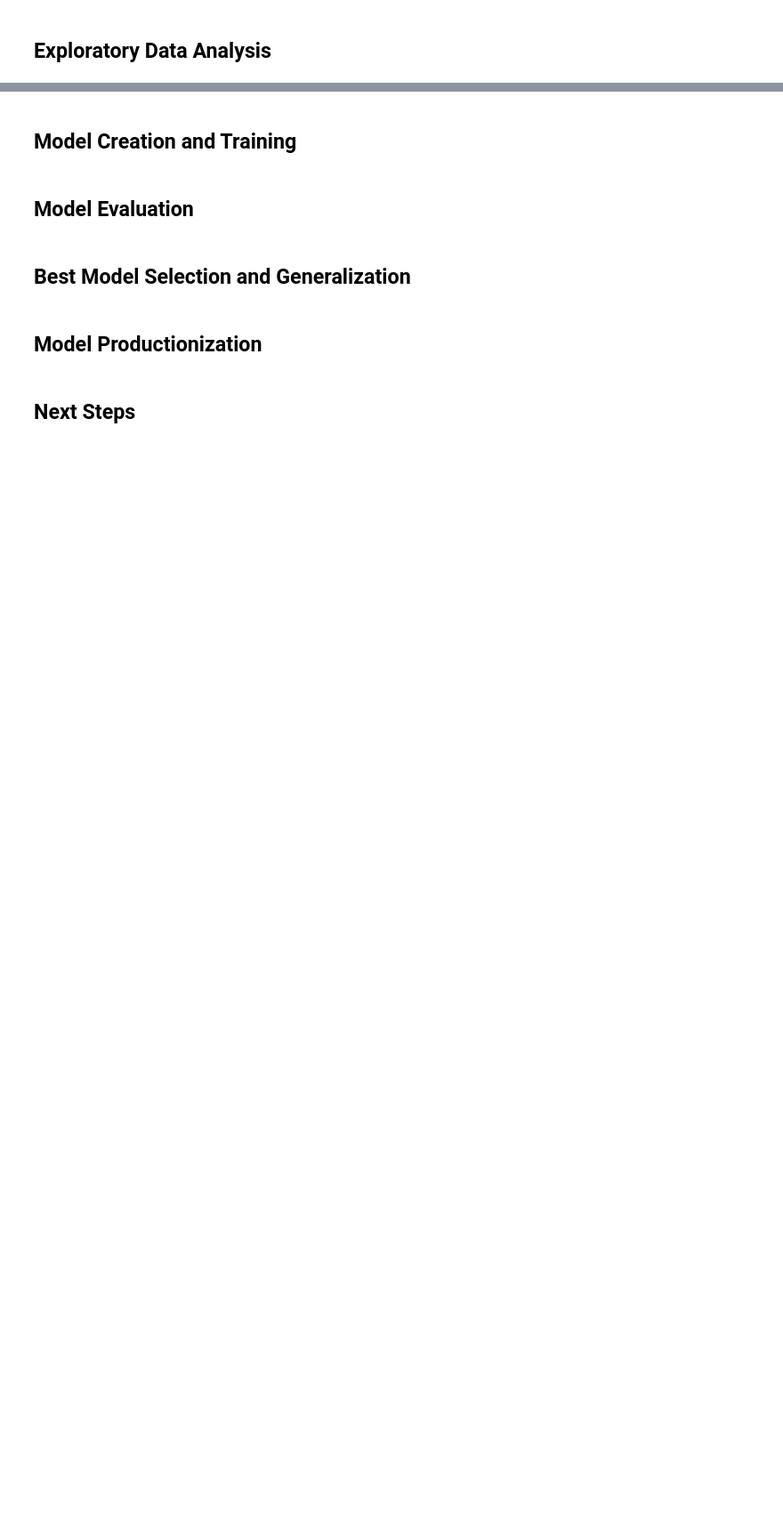
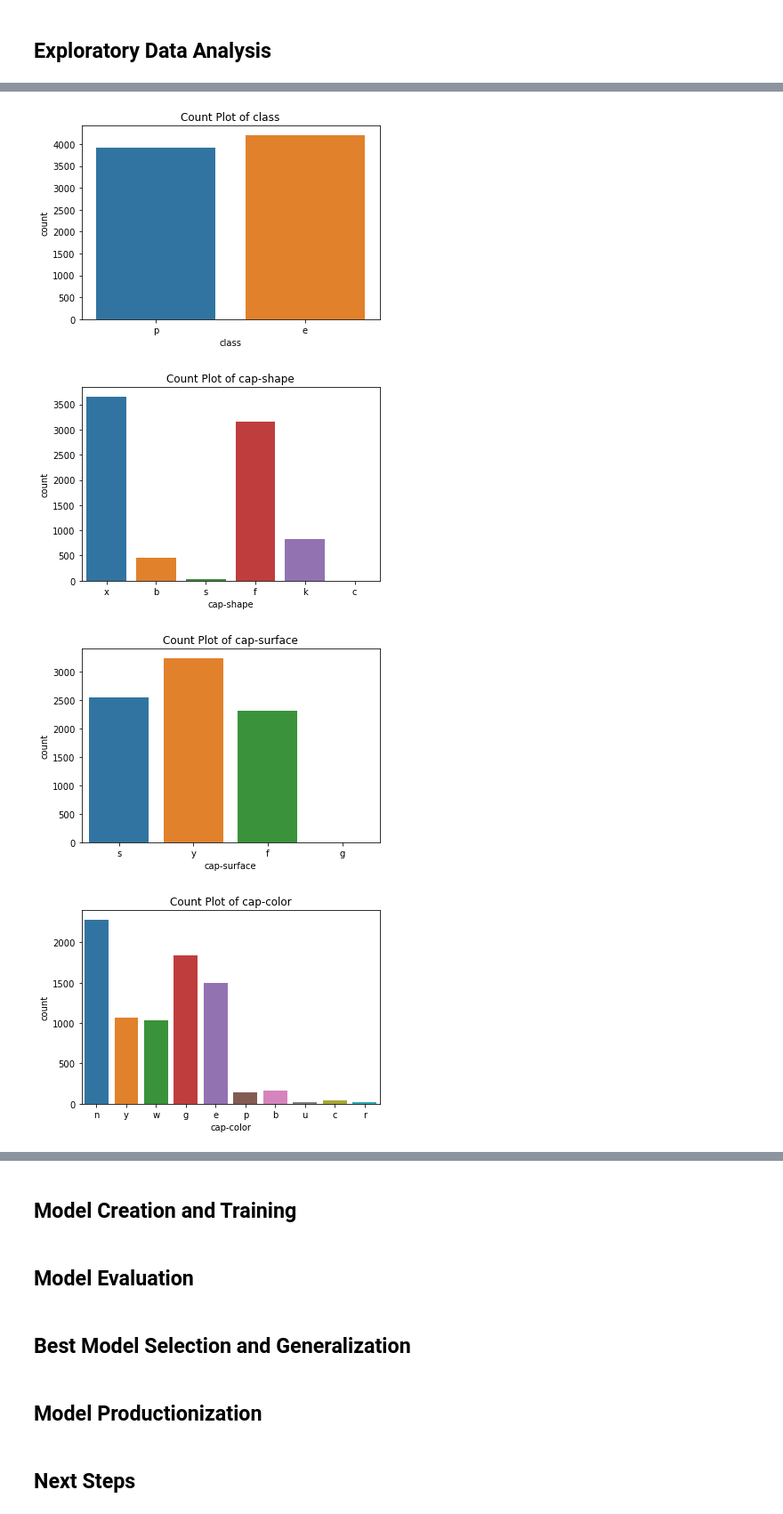
Before and after one commit to AvinashBisram/Machine-Learning, a Jupyter notebook: Classification/Classification Comparison.ipynb, the cells around one changed output, grey strips where cells are left out. Shown at 89% size. Saved outputs shown, nothing was run; the diff lists cells and outputs as text; code cells hidden in the pictures; blank space fills up the shorter version.

Commit message:
Initial Data Exploration

```diff
--- a/Classification/Classification Comparison.ipynb
+++ b/Classification/Classification Comparison.ipynb
@@ -82,0 +176,6 @@ memory usage: 1.4+ MB
+# %%
+print("Feature\t| Unique Values\n")
+for column in rawData.columns:
+    print(f"{column}\t{sorted(rawData[column].unique())}")
+
+# There does not appear to be any typos when comparing this list of values with the Attribute Information of the source.
@@ -84,0 +204,10 @@ memory usage: 1.4+ MB
+# %%
+for column in rawData.columns:
+    sns.countplot(x=rawData[column])
+    plt.title(f"Count Plot of {column}")
+    plt.show()
+# %% [output]
+[figure, added]
+[figure, added]
+[figure, added]
+[figure, added]
```
Also changed, not shown: parts of 14 cells of this notebook.
